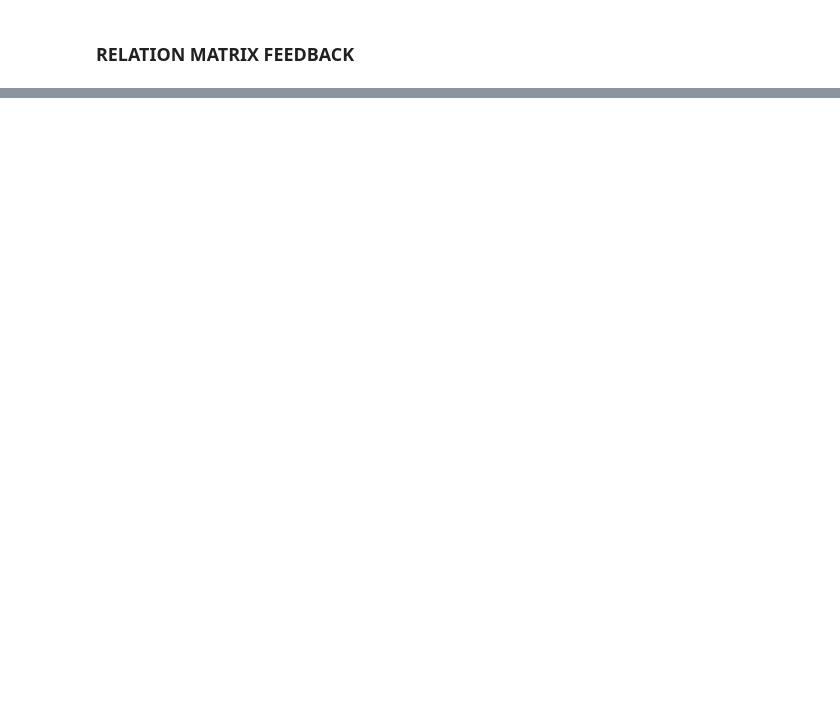
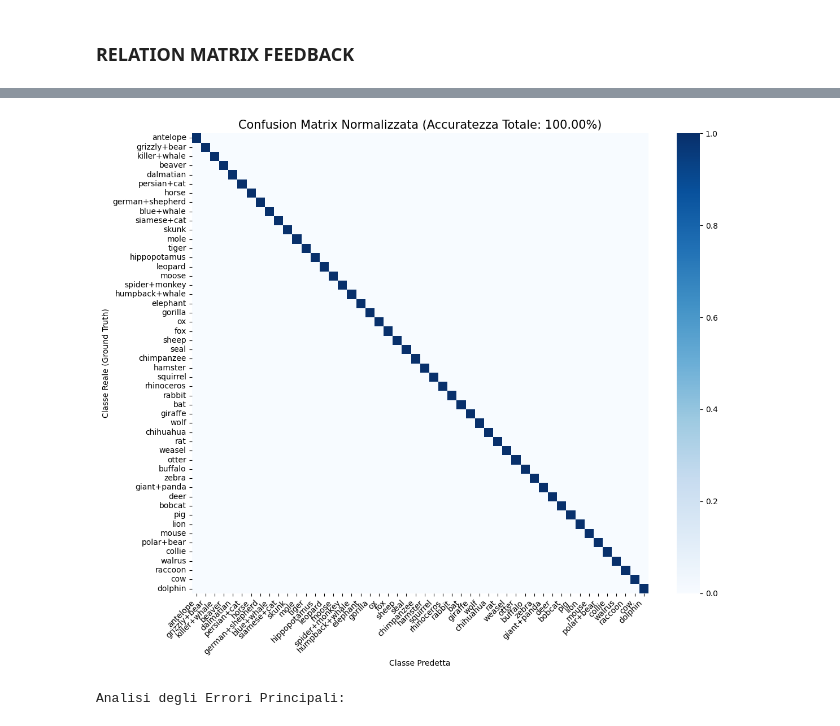
Before and after one commit to stefano-gamba/BoxEmbeddingCBM, a Jupyter notebook: notebooks/ablation_test.ipynb, the cells around one changed output, grey strips where cells are left out. Saved outputs shown, nothing was run; the diff lists cells and outputs as text; code cells hidden in the pictures; blank space fills up the shorter version.

```diff
--- a/notebooks/ablation_test.ipynb
+++ b/notebooks/ablation_test.ipynb
@@ -409,0 +339,5 @@ Accuratezza Totale: 0.78%
+# %%
+plot_test_results(accuracy, preds, labels, classes)
+# %% [output]
+[figure, added]
+Analisi degli Errori Principali:
```
Also changed, not shown: parts of 16 cells of this notebook, 6 other files.
